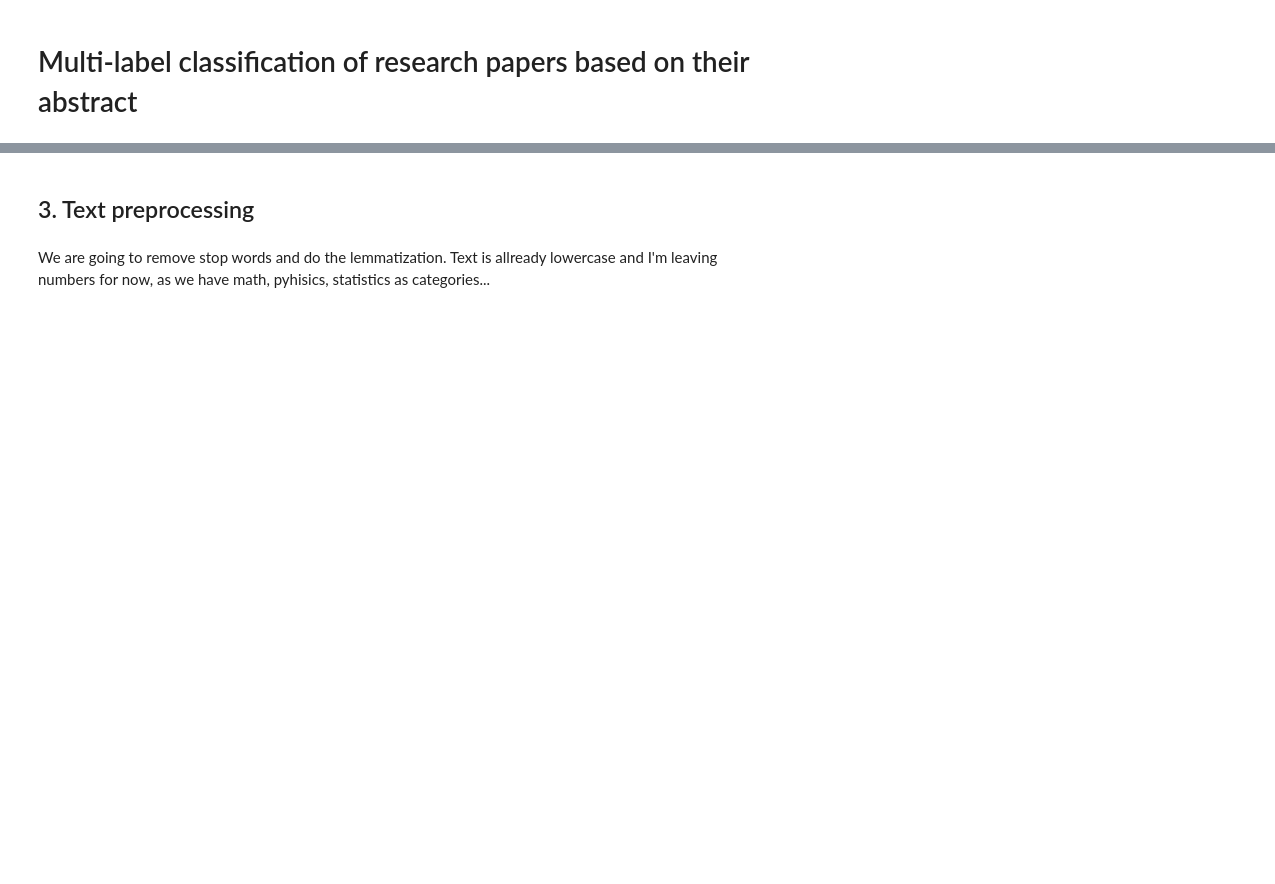
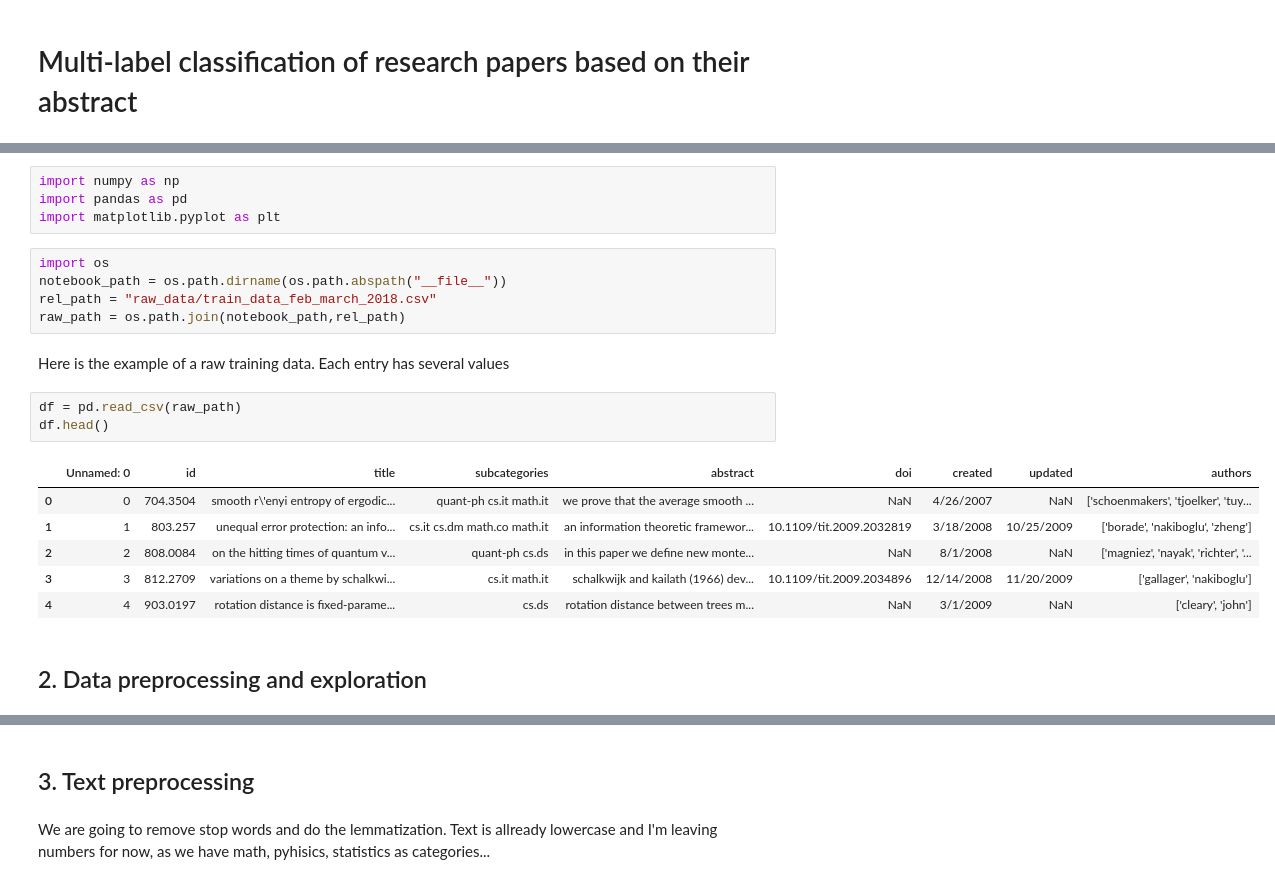
Before and after one commit to happy-face/datascience-1, a Jupyter notebook: abstracts/Abstracts Classification.ipynb, the cells around one changed output, grey strips where cells are left out. Saved outputs shown, nothing was run; the diff lists cells and outputs as text; blank space fills up the shorter version.

```diff
--- a/abstracts/Abstracts Classification.ipynb
+++ b/abstracts/Abstracts Classification.ipynb
@@ -86,0 +20,23 @@ y_df = df['main_categories'].apply(OneHotEncoder)
+# %%
+import numpy as np
+import pandas as pd
+import matplotlib.pyplot as plt
+# %%
+import os
+notebook_path = os.path.dirname(os.path.abspath("__file__"))
+rel_path = "raw_data/train_data_feb_march_2018.csv"
+raw_path = os.path.join(notebook_path,rel_path)
+# %% [markdown]
+Here is the example of a raw training data. Each entry has several values
+# %%
+df = pd.read_csv(raw_path)
+df.head()
+# %% [output]
+|  | Unnamed: 0 | id | title | subcategories | abstract | doi | created | updated | authors |
+| 0 | 0 | 704.3504 | smooth r\'enyi entropy of ergodic... | quant-ph cs.it math.it | we prove that the average smooth ... | NaN | 4/26/2007 | NaN | ['schoenmakers', 'tjoelker', 'tuy... |
+| 1 | 1 | 803.257 | unequal error protection: an info... | cs.it cs.dm math.co math.it | an information theoretic framewor... | 10.1109/tit.2009.2032819 | 3/18/2008 | 10/25/2009 | ['borade', 'nakiboglu', 'zheng'] |
+| 2 | 2 | 808.0084 | on the hitting times of quantum v... | quant-ph cs.ds | in this paper we define new monte... | NaN | 8/1/2008 | NaN | ['magniez', 'nayak', 'richter', '... |
+| 3 | 3 | 812.2709 | variations on a theme by schalkwi... | cs.it math.it | schalkwijk and kailath (1966) dev... | 10.1109/tit.2009.2034896 | 12/14/2008 | 11/20/2009 | ['gallager', 'nakiboglu'] |
+| 4 | 4 | 903.0197 | rotation distance is fixed-parame... | cs.ds | rotation distance between trees m... | NaN | 3/1/2009 | NaN | ['cleary', 'john'] |
+# %% [markdown]
+## 2. Data preprocessing and exploration
```
Also changed, not shown: parts of 33 cells of this notebook.
